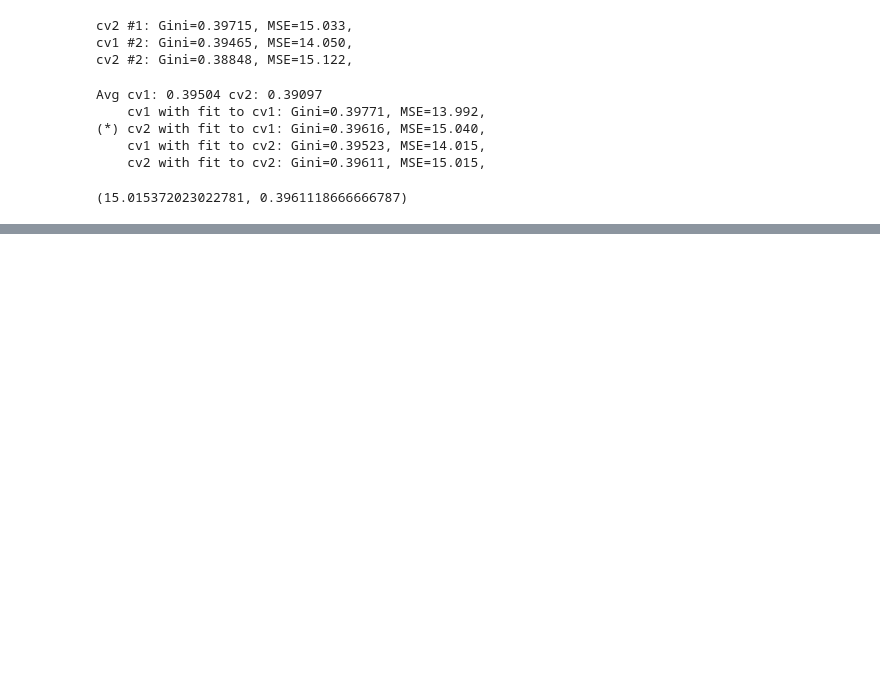
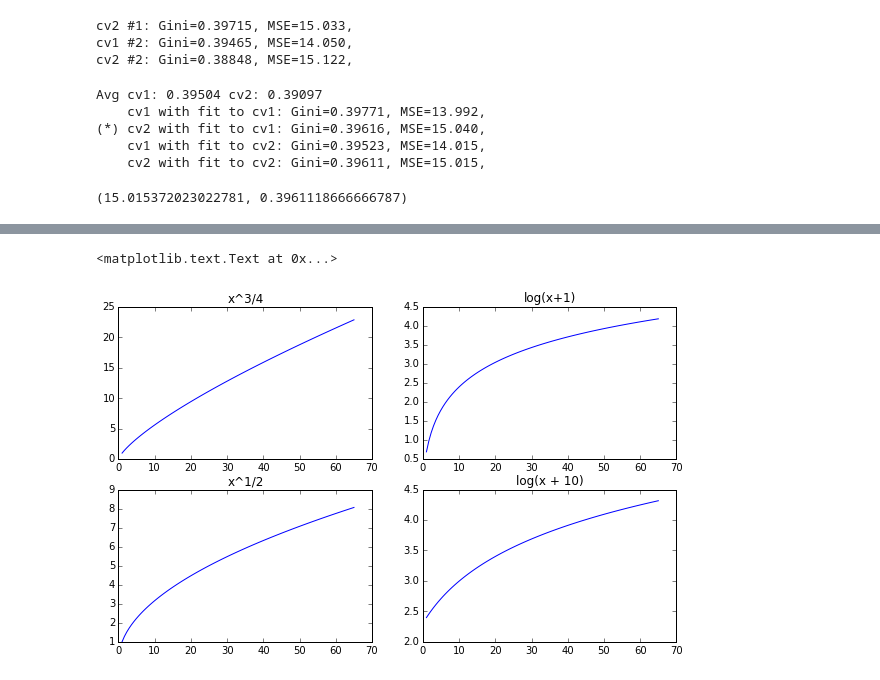
Before and after one commit to Bekbolatov/kaggle, a Jupyter notebook: events/theano/xgboost_liberty_stack.ipynb, the cells around one changed output, grey strips where cells are left out. Drawn from its saved outputs; the diff is of its cells as text; code cells hidden in the pictures; blank space fills up the shorter version.

```diff
--- a/events/theano/xgboost_liberty_stack.ipynb
+++ b/events/theano/xgboost_liberty_stack.ipynb
@@ -166,0 +200,17 @@ type(cv2_blend_y_2)
+# %%
+xs = np.linspace(1.0, 65, 100)
+plt.subplot(2, 2, 1)
+plt.plot(xs, np.power(xs, 0.75))
+plt.title("x^3/4")
+plt.subplot(2, 2, 2)
+plt.plot(xs, np.log(xs + 1))
+plt.title("log(x+1)")
+plt.subplot(2, 2, 3)
+plt.plot(xs, np.power(xs, 0.5))
+plt.title("x^1/2")
+plt.subplot(2, 2, 4)
+plt.plot(xs, np.log(xs + 10))
+plt.title("log(x + 10)")
+# %% [output]
+<matplotlib.text.Text at 0x...>
+[figure, added]
```
Also changed, not shown: parts of 3 cells of this notebook, 6 other files.
